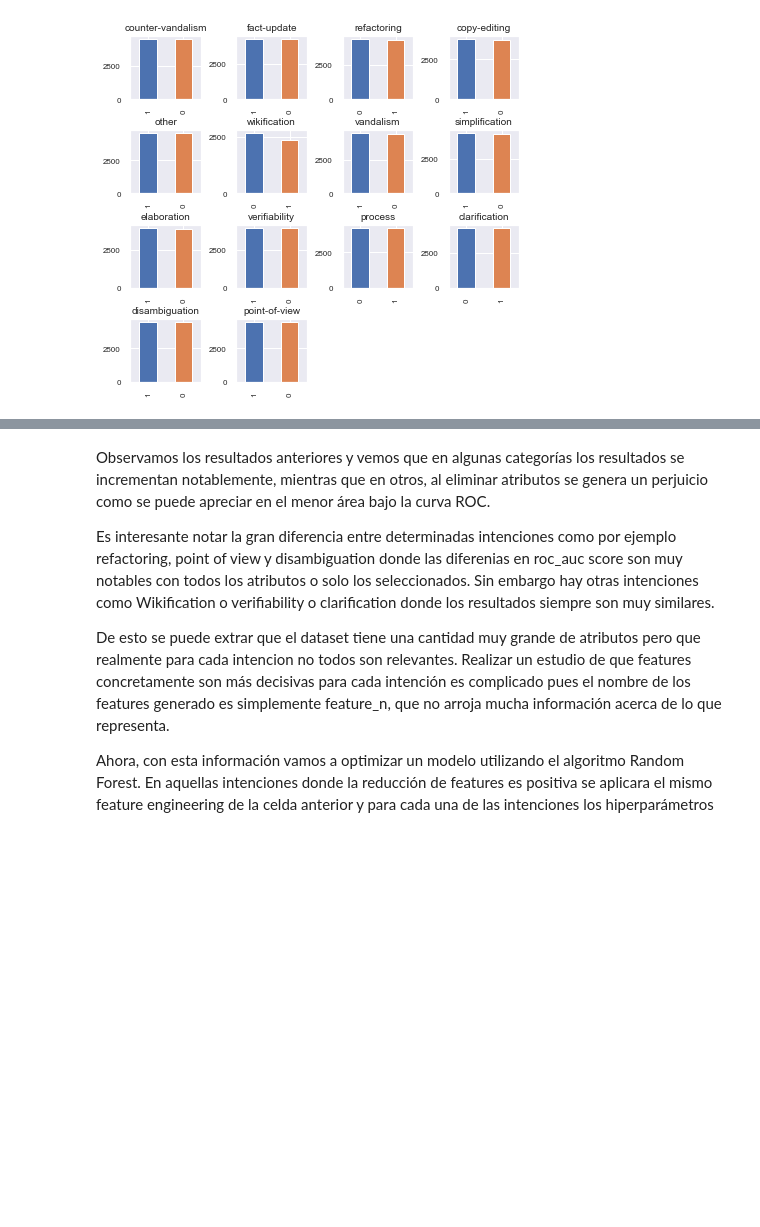
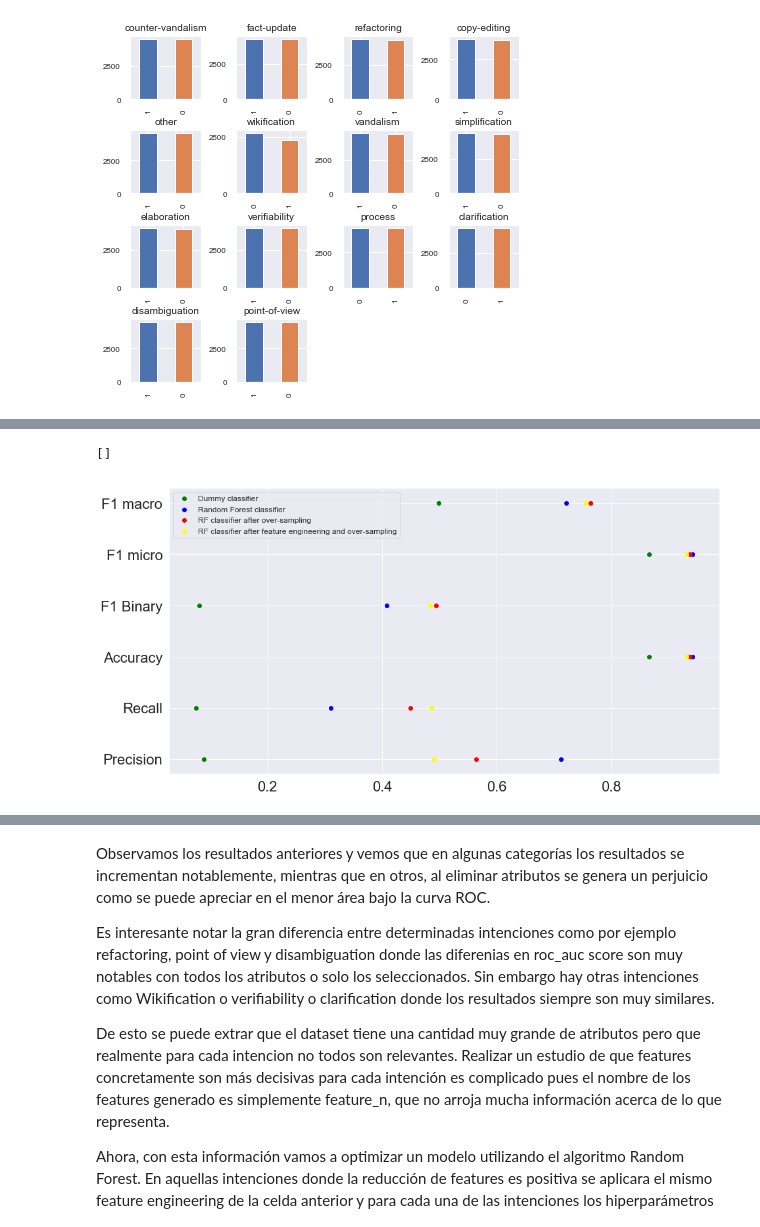
Before and after one commit to ignacioGarsami/Wiki_Semantic_Intention, a Jupyter notebook: pred_src/predictive_step.ipynb, the cells around one changed output, grey strips where cells are left out. Drawn from its saved outputs; the diff is of its cells as text; code cells hidden in the pictures; blank space fills up the shorter version.

```diff
--- a/pred_src/predictive_step.ipynb
+++ b/pred_src/predictive_step.ipynb
@@ -303,0 +600,15 @@ def plot_confusion_matrix(y_true, y_pred, classes,
+# %%
+averages_dummy_os = []
+averages_svc_os = []
+averages_rf_os = []
+
+for column in dummy_model_data_os.iloc[:,1:].columns:
+    averages_dummy_os.append(dummy_model_data_os[column].sum()/dummy_model_data_os.shape[0])
+    averages_svc_os.append(base_svc_model_data_os[column].sum()/dummy_model_data_os.shape[0])
+    averages_rf_os.append(base_rf_model_data_os[column].sum()/dummy_model_data_os.shape[0])
+
+base_models_data_os = pandas.DataFrame(index = dummy_model_data_os.iloc[:,1:].columns)
+base_models_data_os['Dummy classifier'] = averages_dummy_os
+base_models_data_os['SVC classifier'] = averages_svc_os
+base_models_data_os['Random Forest classifier'] = averages_rf_os
+base_models_data_os.head(15)
@@ -432,0 +736,14 @@ Difference of the avg ROC AUC score with selected features vs features avg: 0.04
+# %%
+averages_rf_fe = []
+
+for column in dummy_model_data_os.iloc[:,1:].columns:
+
+    averages_rf_fe.append(fe_rf_model_data[column].sum()/dummy_model_data_os.shape[0])
+
+
+base_models_data_comp_fe = pandas.DataFrame(index = dummy_model_data.iloc[:,1:].columns)
+base_models_data_comp_fe['Dummy classifier'] = averages_dummy
+base_models_data_comp_fe['Random Forest classifier'] = averages_rf
+base_models_data_comp_fe['RF classifier after over-sampling'] = averages_rf_os
+base_models_data_comp_fe['RF classifier after feature engineering and over-sampling'] = averages_rf_fe
+base_models_data_comp_fe.head(15)
@@ -432,0 +758,13 @@ Difference of the avg ROC AUC score with selected features vs features avg: 0.04
+# %%
+#This visualization shows an scatter plot of the values of the ROC_AUC score for each intention with
+#all the attributes and with only the selected attributes in the model-based feature engineering done in the cell above
+plt.figure(figsize=(15,8))
+plt.scatter(y=base_models_data_comp_fe.index, x = base_models_data_comp_fe['Dummy classifier'], label = 'Dummy classifier', color= 'green')
+plt.scatter(y=base_models_data_comp_fe.index, x = base_models_data_comp_fe['Random Forest classifier'], label =  'Random Forest classifier', color= 'blue')
+plt.scatter(y=base_models_data_comp_fe.index, x = base_models_data_comp_fe['RF classifier after over-sampling'], label = 'RF classifier after over-sampling', color = 'red')
+plt.scatter(y=base_models_data_comp_fe.index, x = base_models_data_comp_fe['RF classifier after feature engineering and over-sampling'], label = 'RF classifier after feature engineering and over-sampling', color= 'yellow')
+plt.legend(loc=2, prop={'size': 12})
+plt.plot()
+# %% [output]
+[]
+[figure, added]
```
Also changed, not shown: parts of 21 cells of this notebook.
